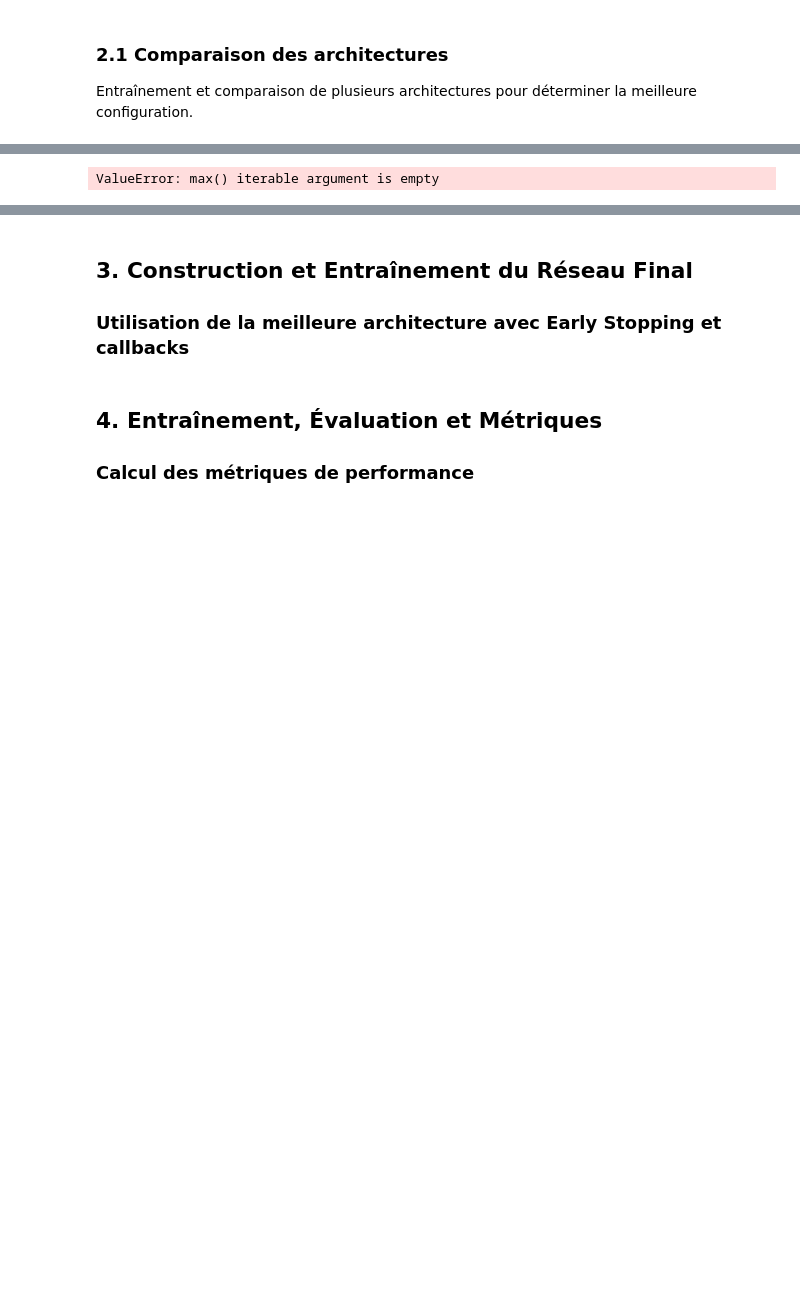
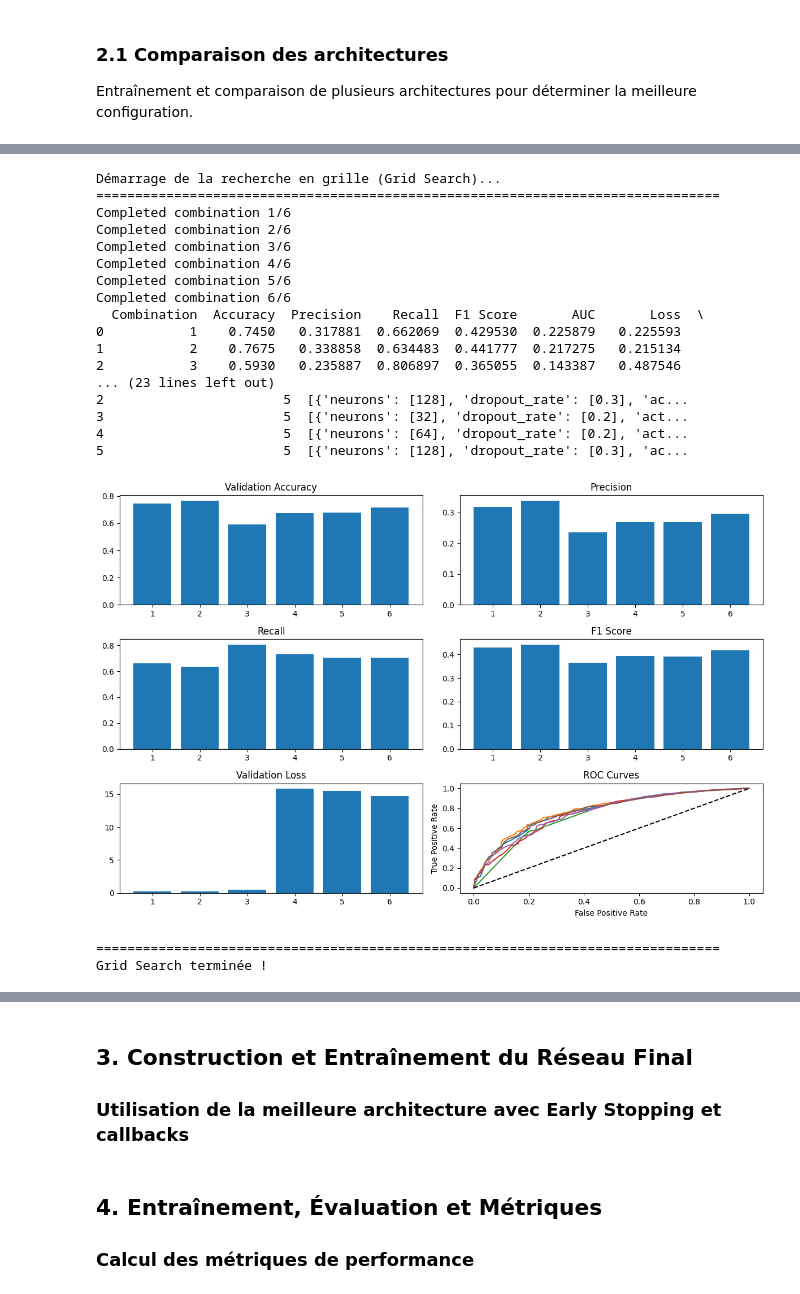
Before and after one commit to 0xybo/CESI_A4_IA_DeepLearning, a Jupyter notebook: Livrable 2.ipynb, the cells around one changed output, grey strips where cells are left out. Drawn from its saved outputs; the diff is of its cells as text; code cells hidden in the pictures; blank space fills up the shorter version.

```diff
--- a/Livrable 2.ipynb
+++ b/Livrable 2.ipynb
@@ -240,6 +242,10 @@ Chargement des données d'entraînement et de validation à partir des fichiers
 # Chargement des données
 df_train = pd.read_csv('dataset/dataset_train.csv')
 df_validation = pd.read_csv('dataset/dataset_validation.csv')
+
+# Pour tester, on peut réduire la taille des données d'entraînement
+df_train = df_train.sample(n=10000, random_state=42).reset_index(drop=True)
+df_validation = df_validation.sample(n=2000, random_state=42).reset_index(drop=True)
 
 print(f"Données d'entraînement: {df_train.shape}")
 print(f"Données de validation: {df_validation.shape}")
@@ -270,11 +276,11 @@ None
 # La colonne cible est 'Diabetes_binary'
 target_column = 'Diabetes_binary'
 
-X_train = df_train.drop(columns=[target_column]).values.astype(np.float32)
-y_train = df_train[target_column].values.astype(np.int32)
+X_train = df_train.drop(columns=[target_column]).astype(float)
+y_train = df_train[target_column].astype(int)
 
-X_validation = df_validation.drop(columns=[target_column]).values.astype(np.float32)
-y_validation = df_validation[target_column].values.astype(np.int32)
+X_validation = df_validation.drop(columns=[target_column]).astype(float)
+y_validation = df_validation[target_column].astype(int)
 
 print(f"X_train shape: {X_train.shape}, y_train shape: {y_train.shape}")
 print(f"X_validation shape: {X_validation.shape}, y_validation shape: {y_validation.shape}")
@@ -471,10 +349,39 @@ Index: []
-# %%
-# Sélection du meilleur modèle basé sur F1-score
-best_result = max(results_comparison, key=lambda x: x['f1_score'])
-best_architecture_name = best_result['architecture']
-print(f"\n🏆 Meilleur modèle: {best_architecture_name}")
-print(f"   Accuracy: {best_result['accuracy']:.4f}")
-print(f"   F1-Score: {best_result['f1_score']:.4f}")
-print(f"   AUC: {best_result['auc']:.4f}")
-# %% [output]
-ValueError: max() iterable argument is empty
+# %%
+
+# Exécution de la grid search avec comparaison des architectures
+gs = GridSearch(num_threads=12)
+
+print("Démarrage de la recherche en grille (Grid Search)...")
+print("="*80)
+
+result = gs.search_and_compare(
+    grid_search_params,
+    X_train.to_numpy(),
+    y_train.to_numpy(),
+    X_validation.to_numpy(),
+    y_validation.to_numpy(),
+)
+
+print("="*80)
+print("Grid Search terminée !")
+# %% [output]
+Démarrage de la recherche en grille (Grid Search)...
+================================================================================
+Completed combination 1/6
+Completed combination 2/6
+Completed combination 3/6
+Completed combination 4/6
+Completed combination 5/6
+Completed combination 6/6
+  Combination  Accuracy  Precision    Recall  F1 Score       AUC       Loss  \
+0           1    0.7450   0.317881  0.662069  0.429530  0.225879   0.225593
+1           2    0.7675   0.338858  0.634483  0.441777  0.217275   0.215134
+2           3    0.5930   0.235887  0.806897  0.365055  0.143387   0.487546
+... (23 lines left out)
+2                       5  [{'neurons': [128], 'dropout_rate': [0.3], 'ac...
+3                       5  [{'neurons': [32], 'dropout_rate': [0.2], 'act...
+4                       5  [{'neurons': [64], 'dropout_rate': [0.2], 'act...
+5                       5  [{'neurons': [128], 'dropout_rate': [0.3], 'ac...
+[figure, added]
+================================================================================
+Grid Search terminée !
```
Also changed, not shown: parts of 24 cells of this notebook, 21 other files.
